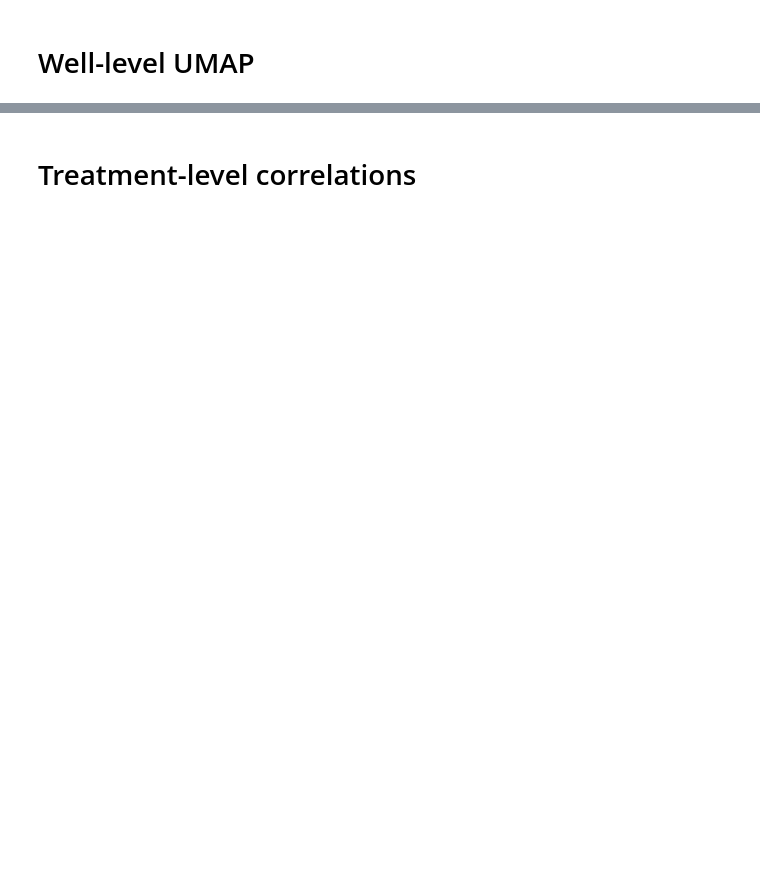
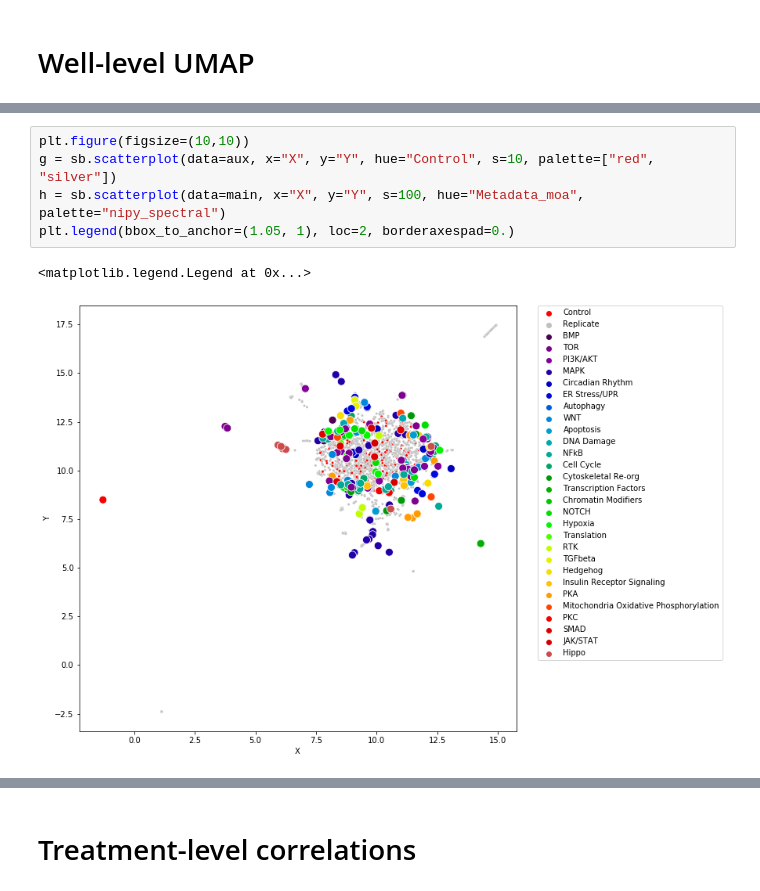
Before and after one commit to broadinstitute/DeepProfilerExperiments, a Jupyter notebook: ta-orf/02-profiles-visualizations.ipynb, the cells around one changed output, grey strips where cells are left out. Drawn from its saved outputs; the diff is of its cells as text; blank space fills up the shorter version.

```diff
--- a/ta-orf/02-profiles-visualizations.ipynb
+++ b/ta-orf/02-profiles-visualizations.ipynb
@@ -28,0 +49,8 @@ sb.scatterplot(data=aux, x="X", y="Y", hue="Control")
+# %%
+plt.figure(figsize=(10,10))
+g = sb.scatterplot(data=aux, x="X", y="Y", hue="Control", s=10, palette=["red", "silver"])
+h = sb.scatterplot(data=main, x="X", y="Y", s=100, hue="Metadata_moa", palette="nipy_spectral")
+plt.legend(bbox_to_anchor=(1.05, 1), loc=2, borderaxespad=0.)
+# %% [output]
+<matplotlib.legend.Legend at 0x...>
+[figure, added]
```
Also changed, not shown: parts of 14 cells of this notebook, 2 other files.
